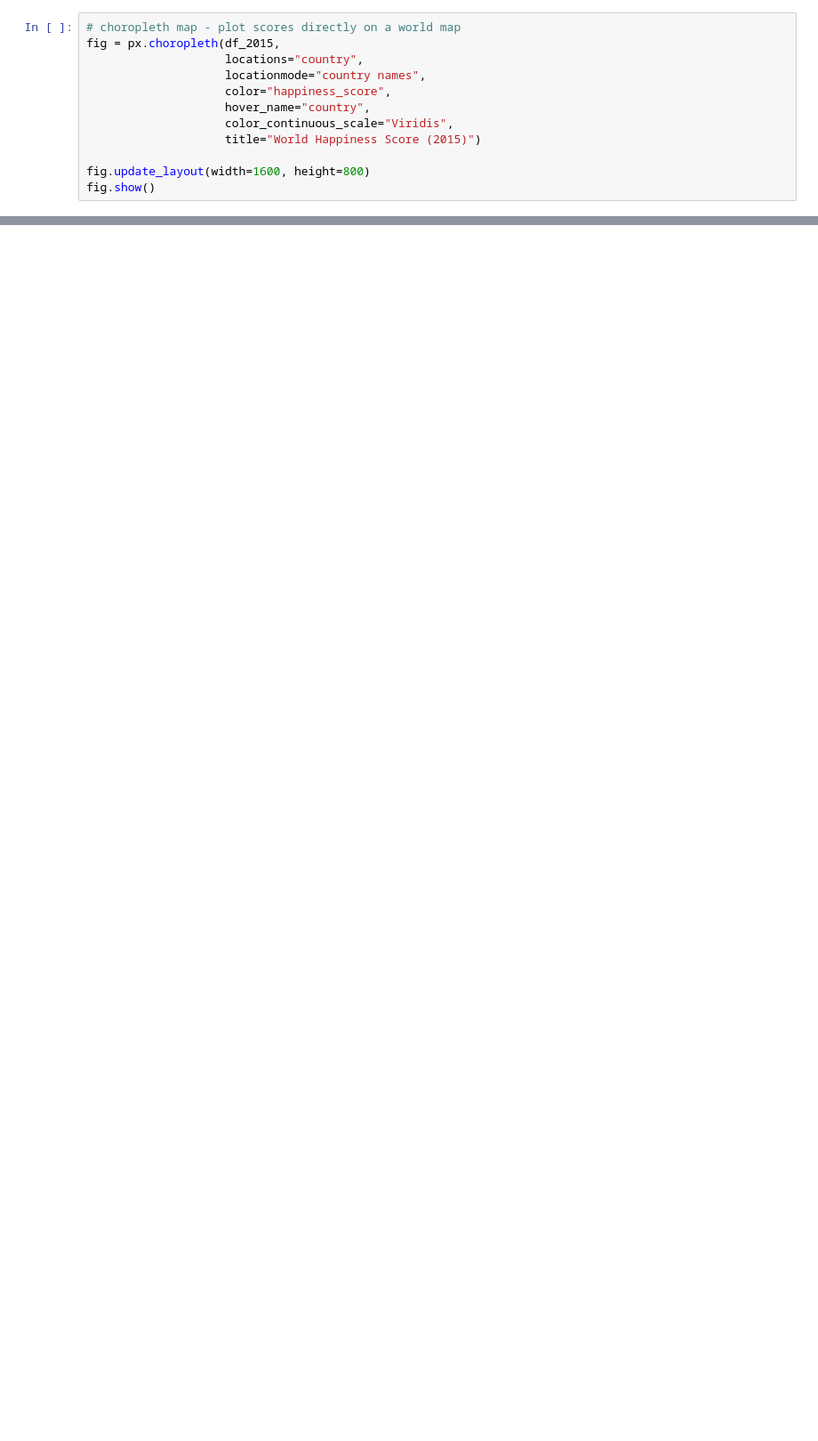
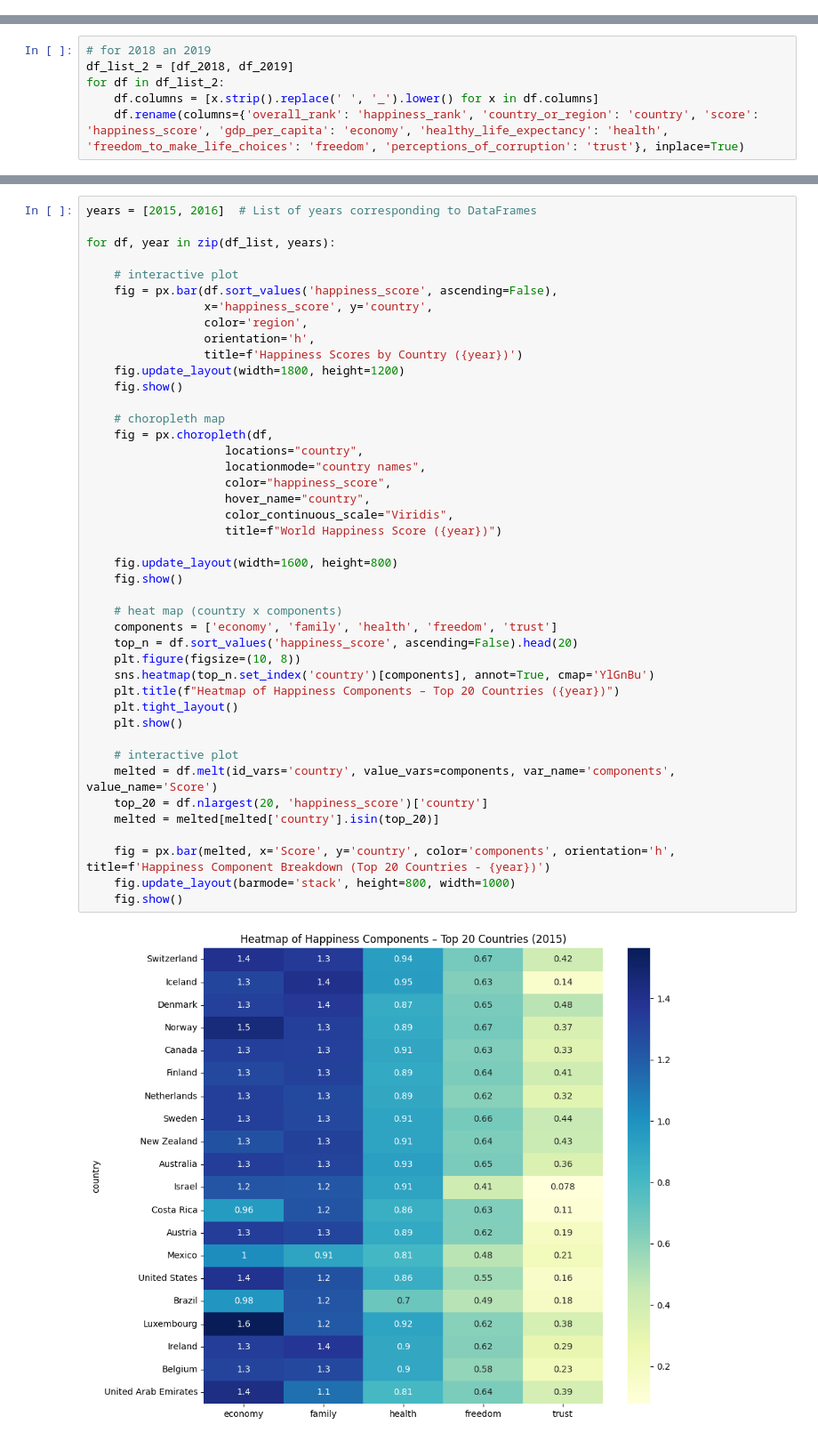
Before and after one commit to abhisheksinha27x/Data-Analysis-Projects, a Jupyter notebook: world_happiness_report/main.ipynb, the cells around one changed output, grey strips where cells are left out. Shown at 89% size. Saved outputs shown, nothing was run; the diff lists cells and outputs as text; blank space fills up the shorter version.

Commit message:
visuals for 2015 and 2016

```diff
--- a/world_happiness_report/main.ipynb
+++ b/world_happiness_report/main.ipynb
@@ -88,12 +24,0 @@ fig.show()
-# %%
-# choropleth map - plot scores directly on a world map
-fig = px.choropleth(df_2015,
-                    locations="country",
-                    locationmode="country names",
-                    color="happiness_score",
-                    hover_name="country",
-                    color_continuous_scale="Viridis",
-                    title="World Happiness Score (2015)")
-
-fig.update_layout(width=1600, height=800)
-fig.show()
@@ -119,0 +25,6 @@ plt.show()
+# %%
+# for 2018 an 2019
+df_list_2 = [df_2018, df_2019]
+for df in df_list_2:
+    df.columns = [x.strip().replace(' ', '_').lower() for x in df.columns]
+    df.rename(columns={'overall_rank': 'happiness_rank', 'country_or_region': 'country', 'score': 'happiness_score', 'gdp_per_capita': 'economy', 'healthy_life_expectancy': 'health', 'freedom_to_make_life_choices': 'freedom', 'perceptions_of_corruption': 'trust'}, inplace=True)
@@ -119,0 +36,45 @@ plt.show()
+# %%
+years = [2015, 2016]  # List of years corresponding to DataFrames
+
+for df, year in zip(df_list, years):
+
+    # interactive plot
+    fig = px.bar(df.sort_values('happiness_score', ascending=False),
+                 x='happiness_score', y='country',
+                 color='region',
+                 orientation='h',
+                 title=f'Happiness Scores by Country ({year})')
+    fig.update_layout(width=1800, height=1200)
+    fig.show()
+
+    # choropleth map
+    fig = px.choropleth(df,
+                    locations="country",
+                    locationmode="country names",
+                    color="happiness_score",
+                    hover_name="country",
+                    color_continuous_scale="Viridis",
+                    title=f"World Happiness Score ({year})")
+
+    fig.update_layout(width=1600, height=800)
+    fig.show()
+
+    # heat map (country x components)
+    components = ['economy', 'family', 'health', 'freedom', 'trust']
+    top_n = df.sort_values('happiness_score', ascending=False).head(20)
+    plt.figure(figsize=(10, 8))
+    sns.heatmap(top_n.set_index('country')[components], annot=True, cmap='YlGnBu')
+    plt.title(f"Heatmap of Happiness Components – Top 20 Countries ({year})")
+    plt.tight_layout()
+    plt.show()
+
+    # interactive plot
+    melted = df.melt(id_vars='country', value_vars=components, var_name='components', value_name='Score')
+    top_20 = df.nlargest(20, 'happiness_score')['country']
+    melted = melted[melted['country'].isin(top_20)]
+
+    fig = px.bar(melted, x='Score', y='country', color='components', orientation='h', title=f'Happiness Component Breakdown (Top 20 Countries - {year})')
+    fig.update_layout(barmode='stack', height=800, width=1000)
+    fig.show()
+# %% [output]
+[figure, added]
```
Also changed, not shown: parts of 12 cells of this notebook.
